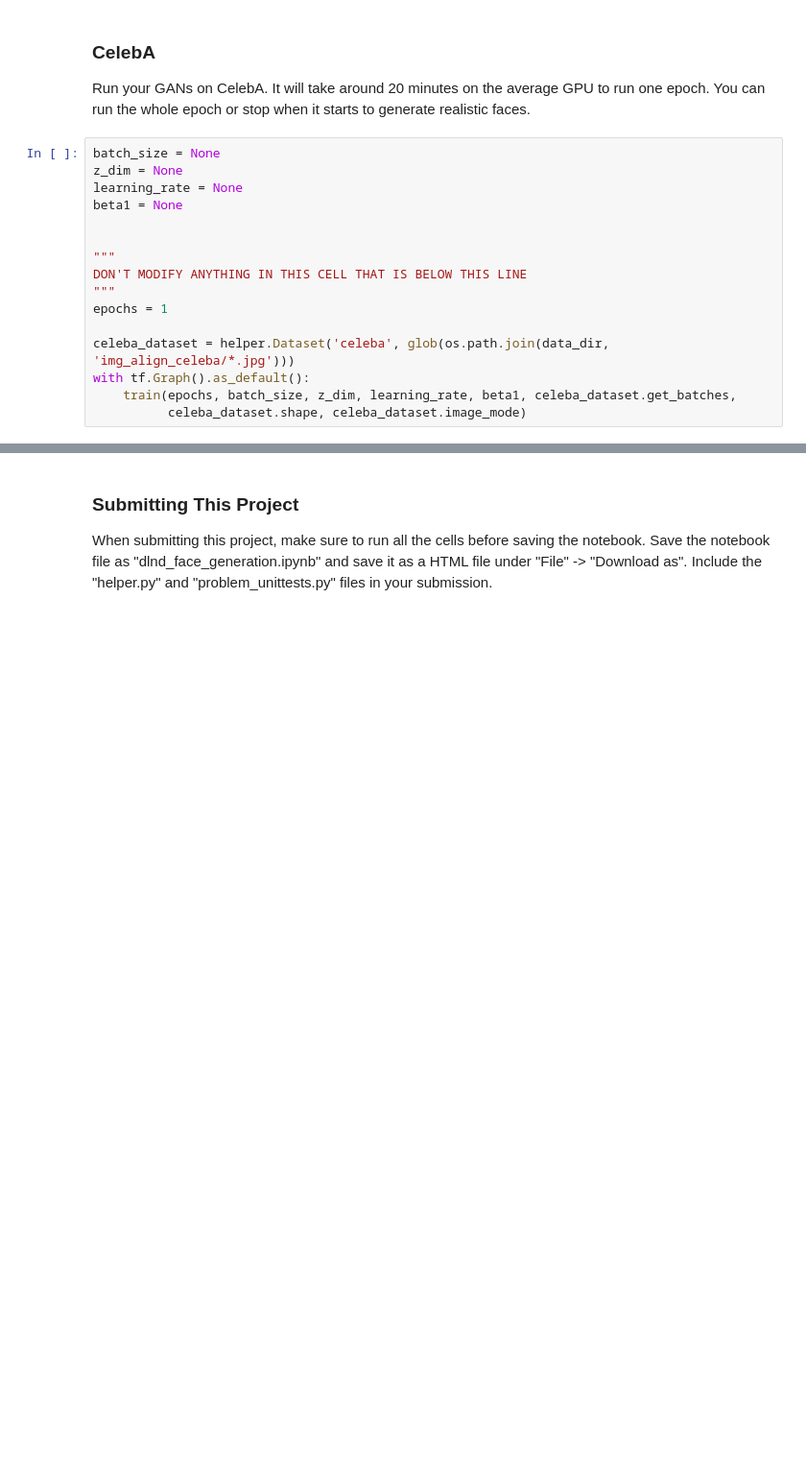
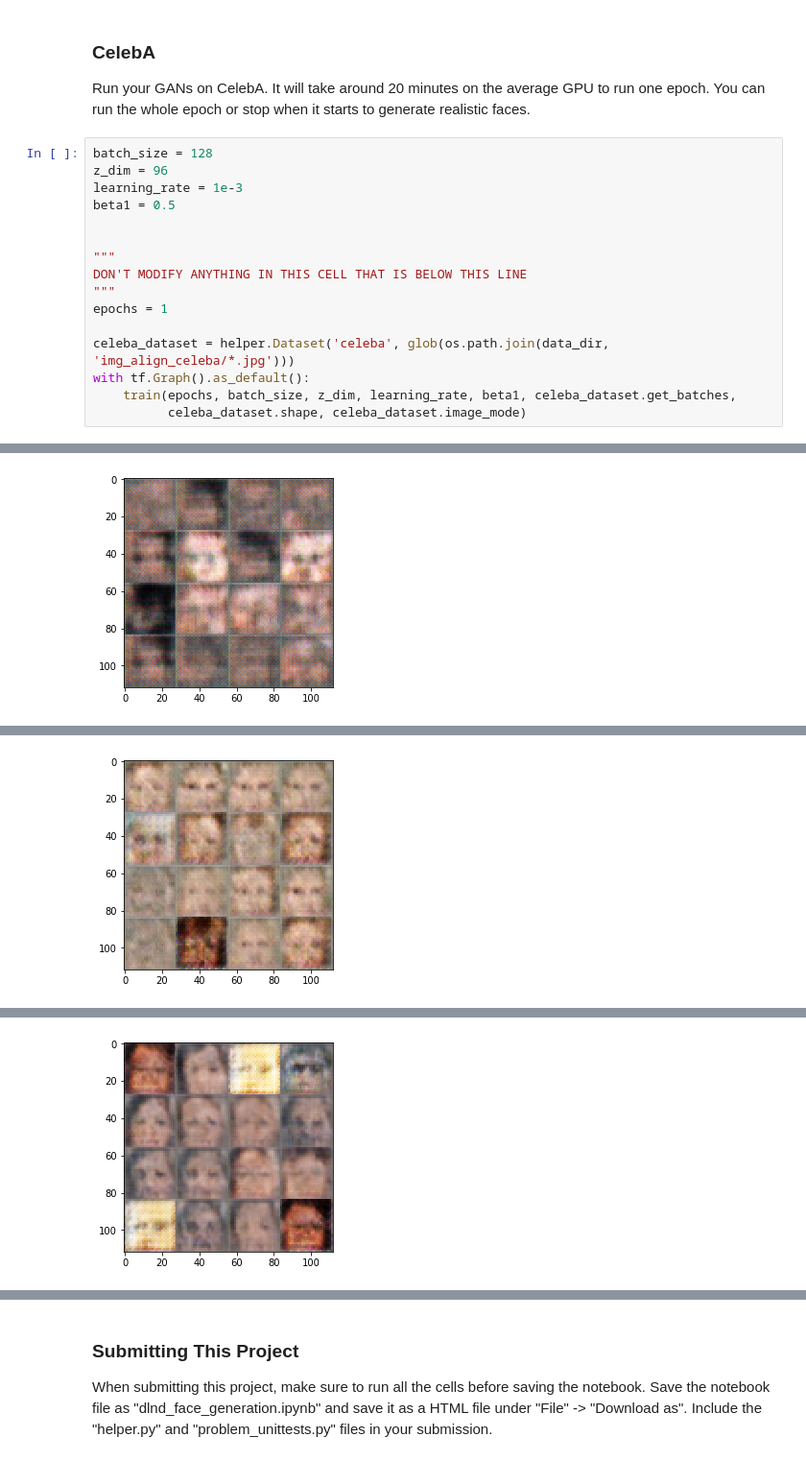
Before and after one commit to baek-jinoo/deep-learning, a Jupyter notebook: face_generation/dlnd_face_generation.ipynb, the cells around one changed output, grey strips where cells are left out. Shown at 96% size. Saved outputs shown, nothing was run; the diff lists cells and outputs as text; blank space fills up the shorter version.

```diff
--- a/face_generation/dlnd_face_generation.ipynb
+++ b/face_generation/dlnd_face_generation.ipynb
@@ -578,10 +425,10 @@ it: 400, epoch 0/2, d loss: 0.1496, g loss: 0.1968
 ### CelebA
 Run your GANs on CelebA.  It will take around 20 minutes on the average GPU to run one epoch.  You can run the whole epoch or stop when it starts to generate realistic faces.
 # %%
-batch_size = None
-z_dim = None
-learning_rate = None
-beta1 = None
+batch_size = 128
+z_dim = 96
+learning_rate = 1e-3
+beta1 = 0.5
 
 
 """
@@ -593,3 +440,4 @@ celeba_dataset = helper.Dataset('celeba', glob(os.path.join(data_dir, 'img_align
 with tf.Graph().as_default():
     train(epochs, batch_size, z_dim, learning_rate, beta1, celeba_dataset.get_batches,
           celeba_dataset.shape, celeba_dataset.image_mode)
+# %% [output]
@@ -595,0 +449 @@ with tf.Graph().as_default():
+[figure, added]
@@ -595,0 +455 @@ with tf.Graph().as_default():
+[figure, added]
@@ -595,0 +461 @@ with tf.Graph().as_default():
+[figure, added]
```
Also changed, not shown: parts of 8 cells of this notebook.
